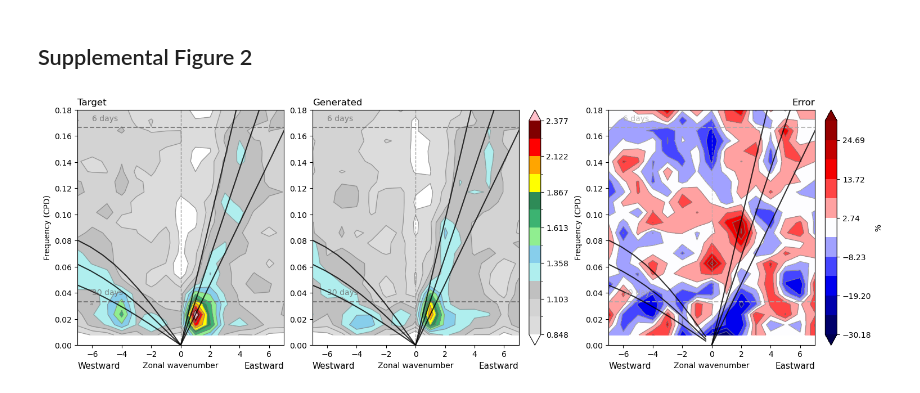
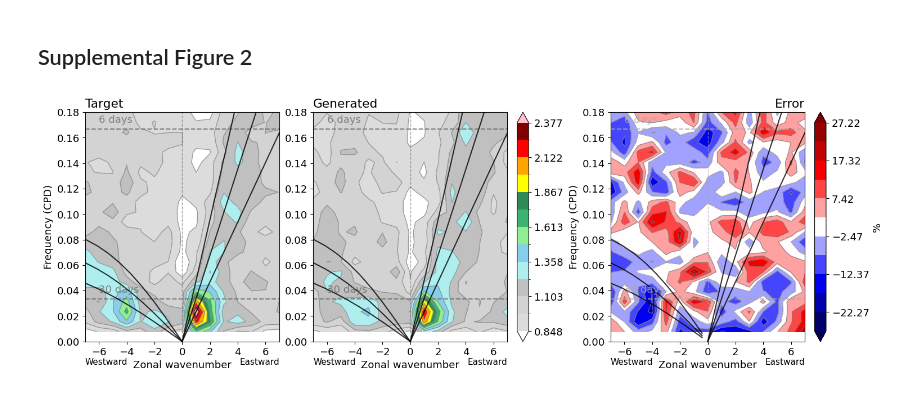
Before and after one commit to ai2cm/e3sm-v2-fme-manuscript, a Jupyter notebook: notebooks/figures.ipynb, the cells around one changed output. Cells and saved outputs as stored; diff of their text form; code cells hidden in the pictures.

Commit message:
Update Hovmoller notebook and fix LAT_BOUNDS

```diff
--- a/notebooks/figures.ipynb
+++ b/notebooks/figures.ipynb
@@ -36,13 +42,13 @@ _ = xr.set_options(keep_attrs=True)
 ## Get config, define constants, make output plots directory, and open datasets
 # %%
 if not "RUN_KEY" in os.environ:
-    RUN_KEY = "42yrs-batch_size8-max_epochs50-lr3e-4-run4"
+    RUN_KEY = "42yrs-batch_size8-max_epochs50-lr3e-4-run4-ema"
     REF_KEY = "42-years-training-set-reference"
 else:
     RUN_KEY = os.environ["RUN_KEY"]
     REF_KEY = os.environ["REFERENCE_KEY"]
 
-FV3GFS_KEY = "with-hgt-sfc-frac-august-10yr"
+FV3GFS_KEY = "retrain-30e-rs1-10yr-ema"
 
 print(f"Run key: {RUN_KEY}")
 print(f"Reference key: {REF_KEY}")
@@ -55,10 +61,7 @@ FV3GFS key: with-hgt-sfc-frac-august-10yr
 config = load_config("./preds.yaml")
 run_kwargs = get_run_kwargs(config, RUN_KEY)
 
-if run_kwargs["flip_lat"]:
-    WK_LAT_BOUNDS = (-15, 15)
-else:
-    WK_LAT_BOUNDS = (15, -15)
+WK_LAT_BOUNDS = (-15, 15)
 
 WK_SEG_SIZE = 128
 
@@ -589,17 +607,23 @@ plt.tight_layout()
 fig.savefig(os.path.join(OUTDIR, "global_time_means.pdf"), bbox_inches="tight")
 # %% [markdown]
 ## Supplemental Figure 2
+# %%
+orig_fontsize = matplotlib.rcParams["font.size"]
 # %%
+matplotlib.rcParams["font.size"] = 13
+
 fig, axs = plot_wavenumber_frequency_spectra(
     spectra,
     component="symmetric",
     figsize=(15, 5),
     plot_error=True,
     mjo_zoom=True,
 )
 fig.suptitle("")
 fig.show()
+
+matplotlib.rcParams["font.size"] = orig_fontsize
 # %% [output]
-[figure, old version]
+[figure, new version]
 # %%
 fig.savefig(os.path.join(OUTDIR, "wk_zoom.pdf"), bbox_inches="tight")
```
Also changed, not shown: parts of 21 cells of this notebook, 2 other files.
